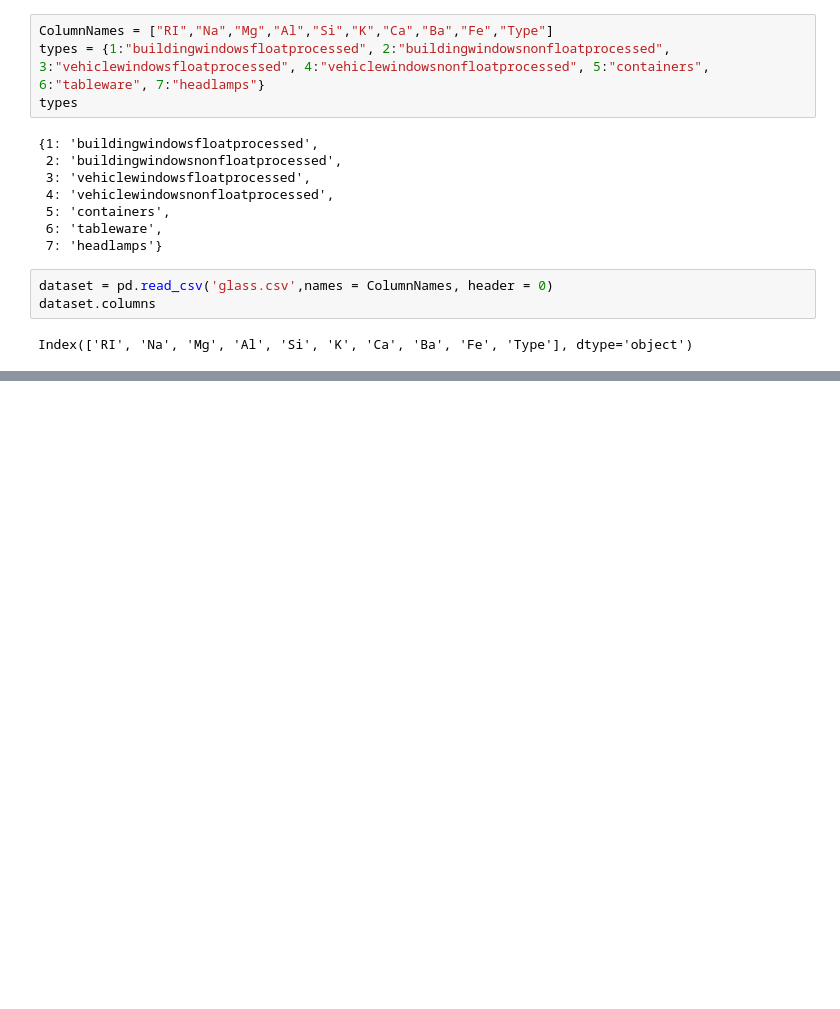
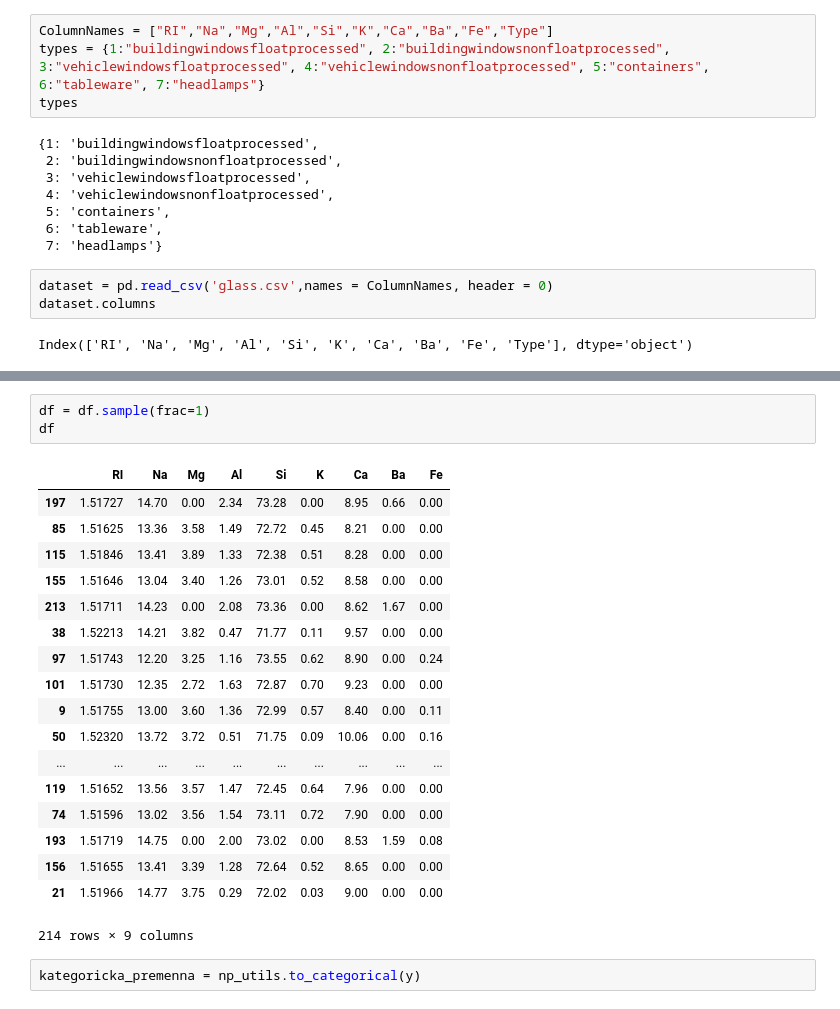
Before and after one commit to georgeob/Valovic_NS2020, a Jupyter notebook: projekt_sklo.ipynb, the cells around one changed output, grey strips where cells are left out. Saved outputs shown, nothing was run; the diff lists cells and outputs as text; blank space fills up the shorter version.

```diff
--- a/projekt_sklo.ipynb
+++ b/projekt_sklo.ipynb
@@ -46,0 +83,24 @@ df
+# %%
+df = df.sample(frac=1)
+df
+# %% [output]
+|  | RI | Na | Mg | Al | Si | K | Ca | Ba | Fe |
+| 197 | 1.51727 | 14.70 | 0.00 | 2.34 | 73.28 | 0.00 | 8.95 | 0.66 | 0.00 |
+| 85 | 1.51625 | 13.36 | 3.58 | 1.49 | 72.72 | 0.45 | 8.21 | 0.00 | 0.00 |
+| 115 | 1.51846 | 13.41 | 3.89 | 1.33 | 72.38 | 0.51 | 8.28 | 0.00 | 0.00 |
+| 155 | 1.51646 | 13.04 | 3.40 | 1.26 | 73.01 | 0.52 | 8.58 | 0.00 | 0.00 |
+| 213 | 1.51711 | 14.23 | 0.00 | 2.08 | 73.36 | 0.00 | 8.62 | 1.67 | 0.00 |
+| 38 | 1.52213 | 14.21 | 3.82 | 0.47 | 71.77 | 0.11 | 9.57 | 0.00 | 0.00 |
+| 97 | 1.51743 | 12.20 | 3.25 | 1.16 | 73.55 | 0.62 | 8.90 | 0.00 | 0.24 |
+| 101 | 1.51730 | 12.35 | 2.72 | 1.63 | 72.87 | 0.70 | 9.23 | 0.00 | 0.00 |
+| 9 | 1.51755 | 13.00 | 3.60 | 1.36 | 72.99 | 0.57 | 8.40 | 0.00 | 0.11 |
+| 50 | 1.52320 | 13.72 | 3.72 | 0.51 | 71.75 | 0.09 | 10.06 | 0.00 | 0.16 |
+| ... | ... | ... | ... | ... | ... | ... | ... | ... | ... |
+| 119 | 1.51652 | 13.56 | 3.57 | 1.47 | 72.45 | 0.64 | 7.96 | 0.00 | 0.00 |
+| 74 | 1.51596 | 13.02 | 3.56 | 1.54 | 73.11 | 0.72 | 7.90 | 0.00 | 0.00 |
+| 193 | 1.51719 | 14.75 | 0.00 | 2.00 | 73.02 | 0.00 | 8.53 | 1.59 | 0.08 |
+| 156 | 1.51655 | 13.41 | 3.39 | 1.28 | 72.64 | 0.52 | 8.65 | 0.00 | 0.00 |
+| 21 | 1.51966 | 14.77 | 3.75 | 0.29 | 72.02 | 0.03 | 9.00 | 0.00 | 0.00 |
+214 rows × 9 columns
+# %%
+kategoricka_premenna = np_utils.to_categorical(y)
```
Also changed, not shown: parts of 6 cells of this notebook.
